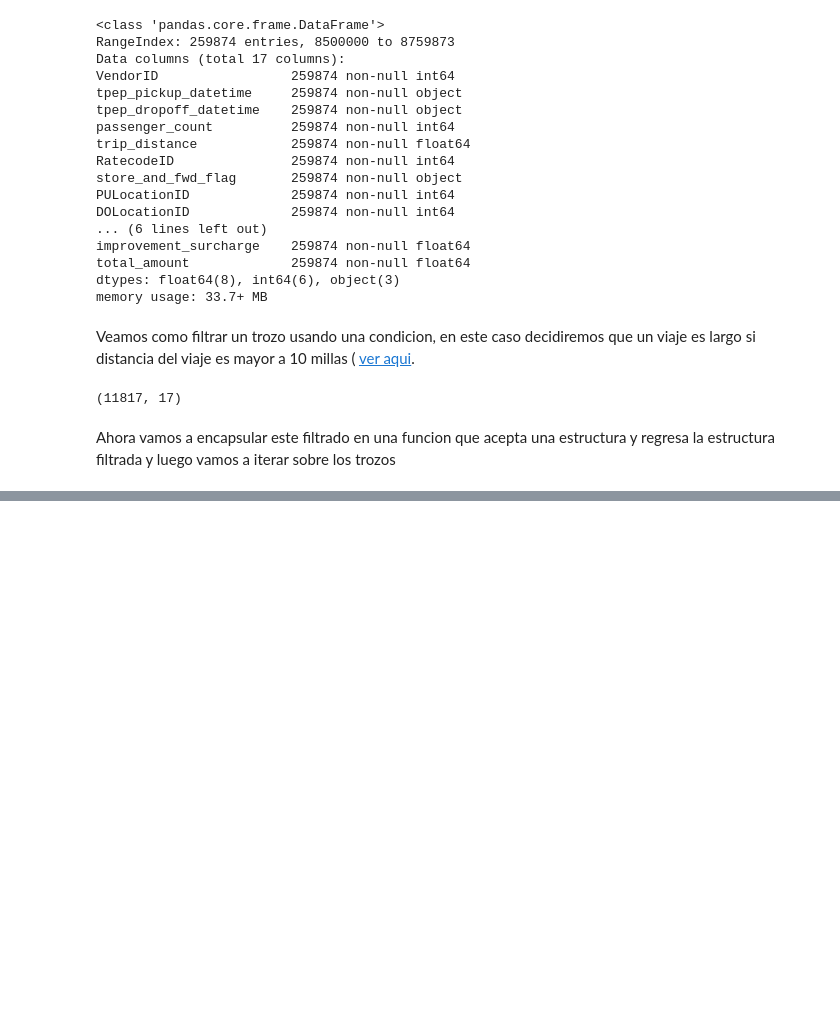
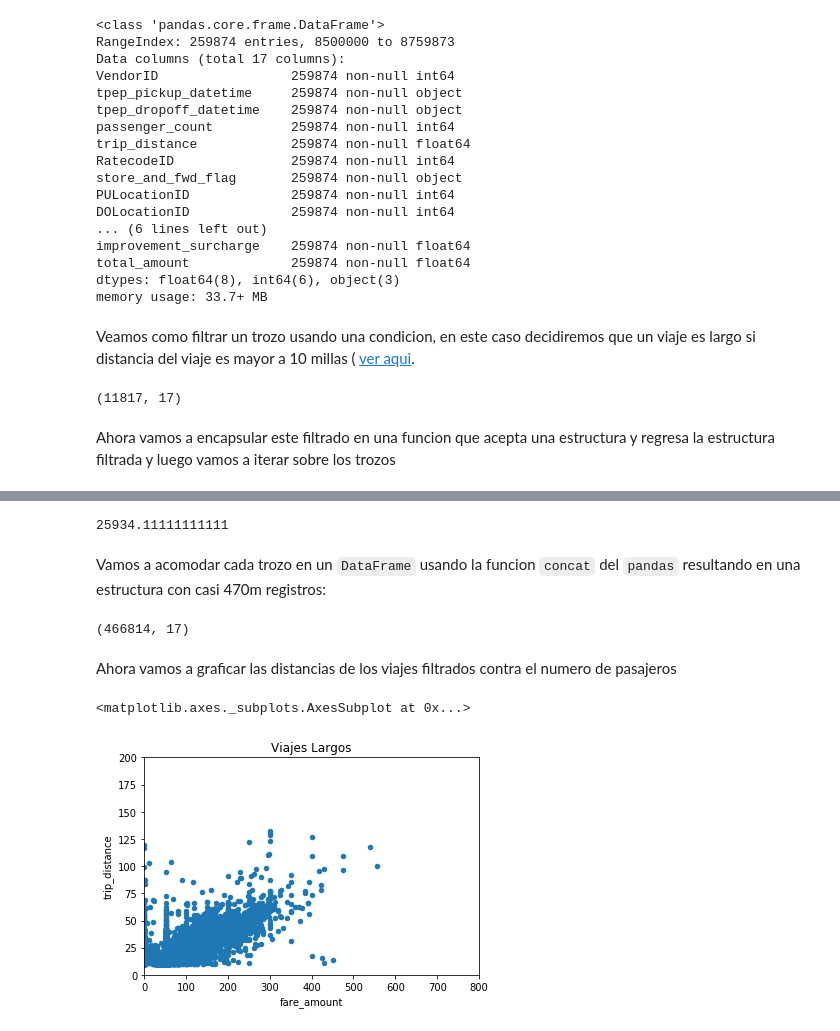
Before and after one commit to htapiagroup/sistdist, a Jupyter notebook: MCA_SDU_S2.ipynb, the cells around one changed output, grey strips where cells are left out. Cells and saved outputs as stored; diff of their text form; code cells hidden in the pictures; blank space fills up the shorter version.

```diff
--- a/MCA_SDU_S2.ipynb
+++ b/MCA_SDU_S2.ipynb
@@ -127,4 +127,4 @@ def filtra_es_viaje_largo(data):
 # %%
 trozos = []
 for trozo in pd.read_csv(archivo, chunksize=500000):
-  trozos.append
+  trozos.append(filtra_es_viaje_largo(trozo))
@@ -130,0 +133,2 @@ for trozo in pd.read_csv(archivo, chunksize=500000):
+# %%
+trozos = [ filtra_es_viaje_largo(trozo) for trozo in pd.read_csv(archivo, chunksize=500000) ]
@@ -130,0 +146,13 @@ for trozo in pd.read_csv(archivo, chunksize=500000):
+# %%
+np.mean(lengths)
+# %% [output]
+25934.11111111111
+# %% [markdown]
+Vamos a acomodar cada trozo en un `DataFrame` usando la funcion `concat` del `pandas` resultando en una estructura con casi 470m registros:
+# %%
+viajes_largos_df = pd.concat(trozos)
+viajes_largos_df.shape
+# %% [output]
+(466814, 17)
+# %% [markdown]
+Ahora vamos a graficar  las distancias de los viajes filtrados contra el numero de pasajeros
@@ -130,0 +161,5 @@ for trozo in pd.read_csv(archivo, chunksize=500000):
+# %%
+viajes_largos_df.plot.scatter(x='fare_amount', y='trip_distance',title='Viajes Largos',ylim=(0,200),xlim=(0,800))
+# %% [output]
+<matplotlib.axes._subplots.AxesSubplot at 0x...>
+[figure, added]
```
Also changed, not shown: parts of 37 cells of this notebook.
